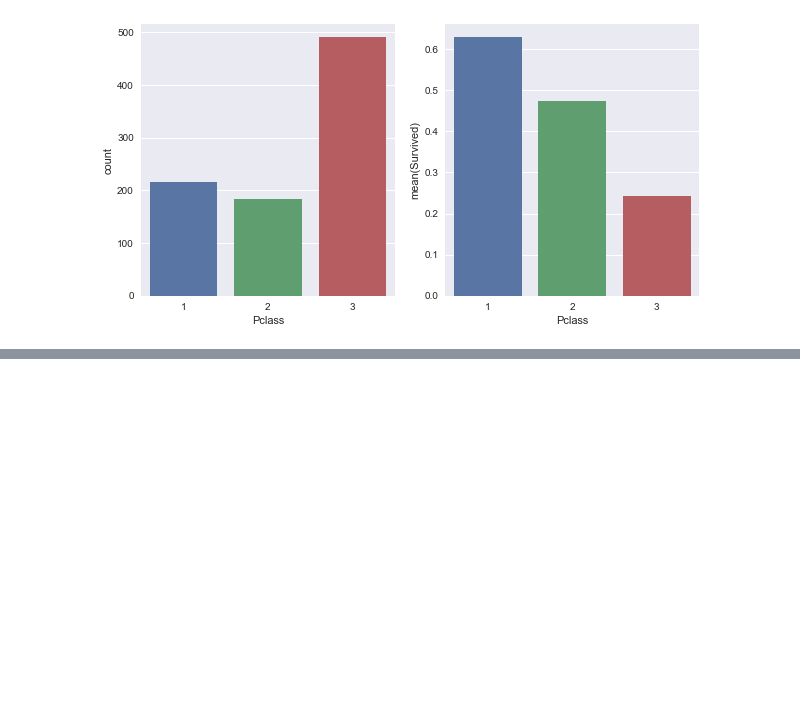
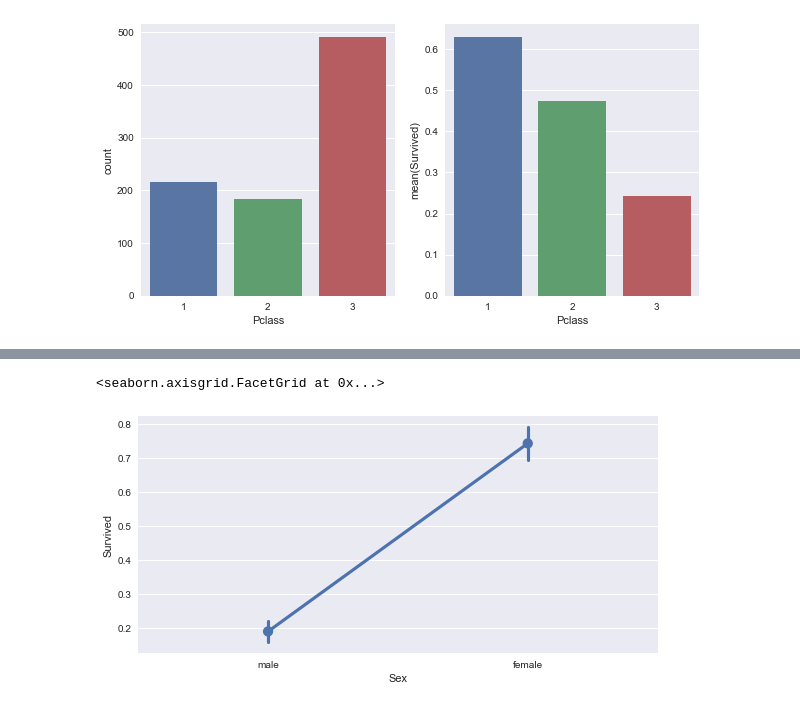
Before and after one commit to zhongzishi/Python-learning-notebooks, a Jupyter notebook: Kaggle/Titanic/Titanic.ipynb, the cells around one changed output, grey strips where cells are left out. Cells and saved outputs as stored; diff of their text form; code cells hidden in the pictures; blank space fills up the shorter version.

```diff
--- a/Kaggle/Titanic/Titanic.ipynb
+++ b/Kaggle/Titanic/Titanic.ipynb
@@ -67,0 +79,5 @@ sns.barplot(x="Pclass",y="Survived",data=cls_df)
+# %%
+sns.factorplot(x='Sex',y='Survived',data=trainSet,size=4,aspect=2)
+# %% [output]
+<seaborn.axisgrid.FacetGrid at 0x...>
+[figure, added]
```
Also changed, not shown: parts of 3 cells of this notebook, 1 other file.
